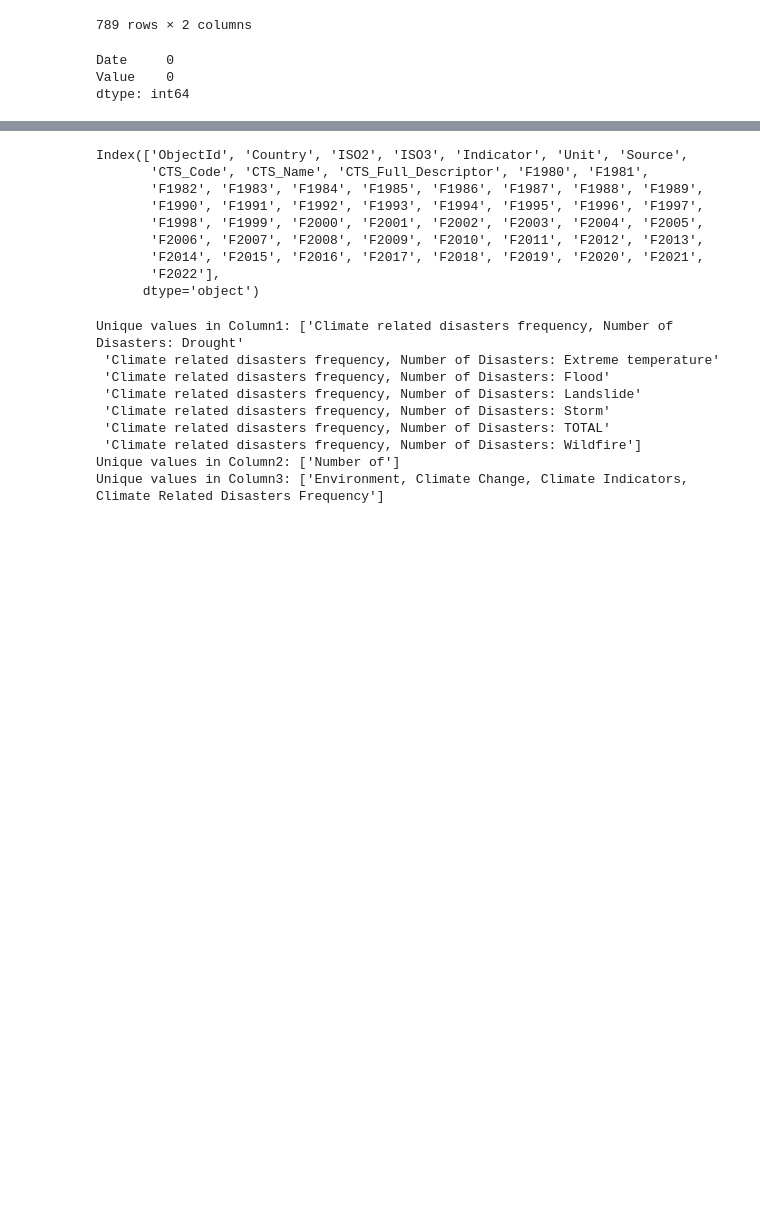
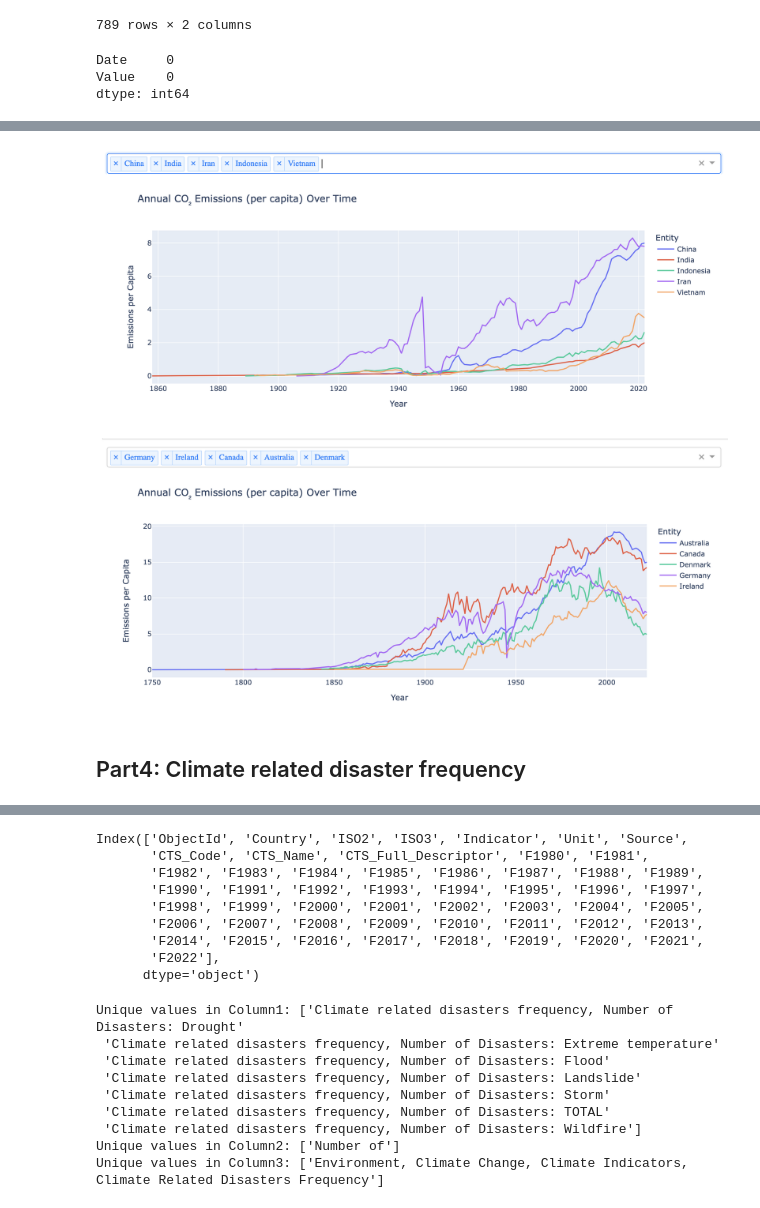
Before and after one commit to mona-shiri/Climate_change, a Jupyter notebook: climate_change.ipynb, the cells around one changed output, grey strips where cells are left out. Drawn from its saved outputs; the diff is of its cells as text; code cells hidden in the pictures; blank space fills up the shorter version.

```diff
--- a/climate_change.ipynb
+++ b/climate_change.ipynb
@@ -686,0 +810,6 @@ plt.show()
+# %%
+display(Image(filename='developing_countries.png'))
+display(Image(filename='developed_countries.png'))
+# %% [output]
+[figure, added]
+[figure, added]
@@ -687,3 +820,5 @@ plt.show()
+# %% [markdown]
+## Part4: Climate related disaster frequency
 # %%
 # Load the data
 df_disaster = pd.read_csv('/Users/moni/DS - Karan/Week2/Data/Climate-related_Disasters_Frequency.csv')
```
Also changed, not shown: parts of 30 cells of this notebook, 3 other files.
